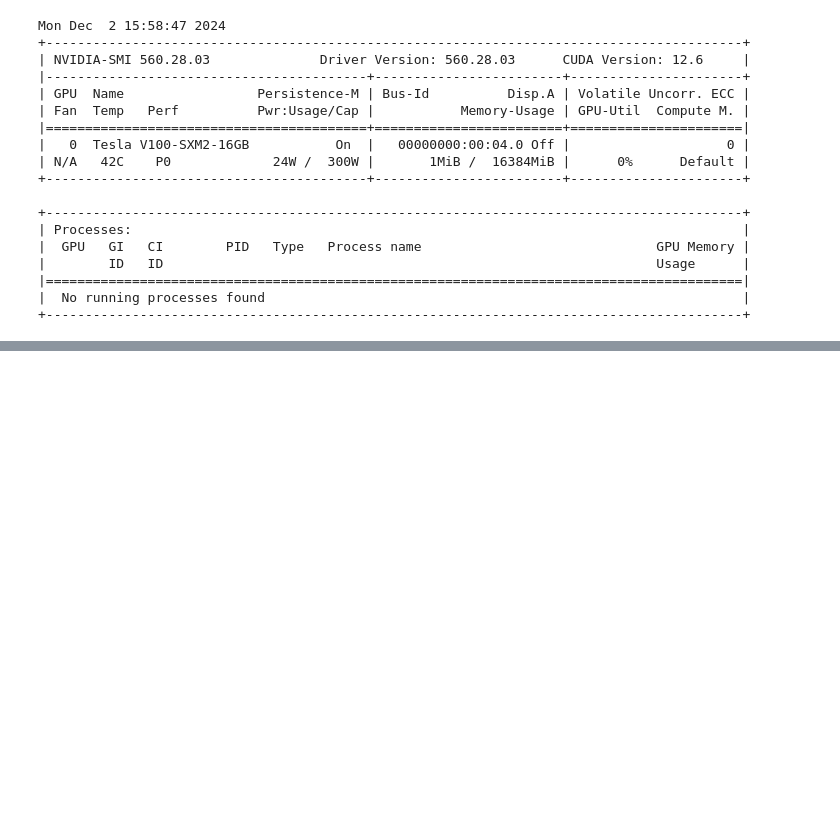
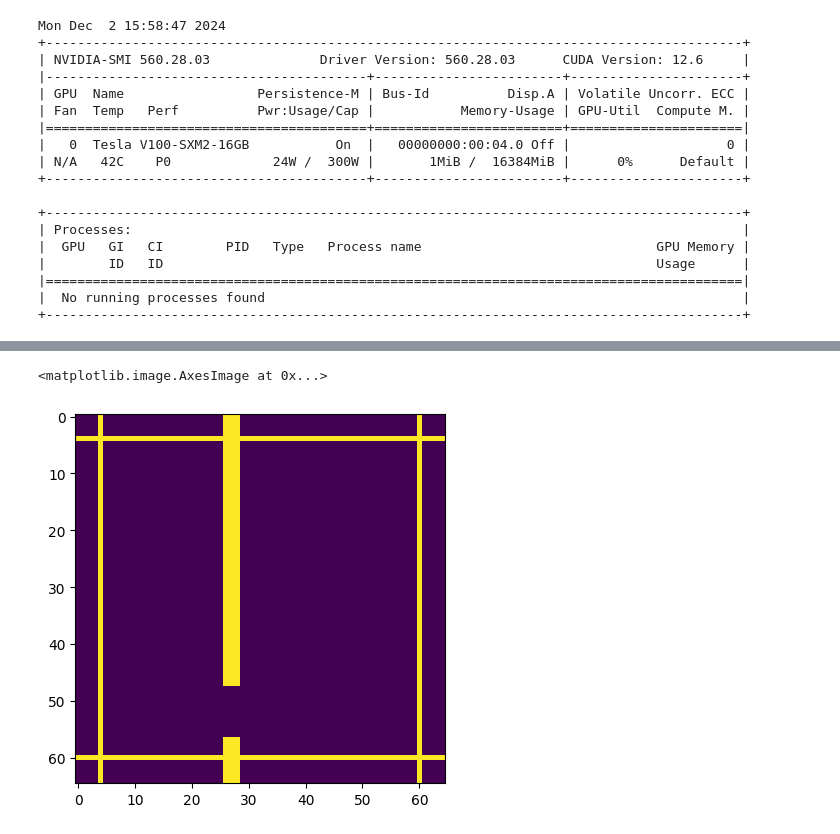
Before and after one commit to harsh-sutariya/dl_proj, a Jupyter notebook: Untitled.ipynb, the cells around one changed output, grey strips where cells are left out. Cells and saved outputs as stored; diff of their text form; code cells hidden in the pictures; blank space fills up the shorter version.

```diff
--- a/Untitled.ipynb
+++ b/Untitled.ipynb
@@ -130,0 +178,5 @@ Mon Dec  2 15:58:47 2024
+# %%
+plt.imshow(data.states[0,0,1])
+# %% [output]
+<matplotlib.image.AxesImage at 0x...>
+[figure, added]
```
Also changed, not shown: parts of 19 cells of this notebook, 2 other files.
